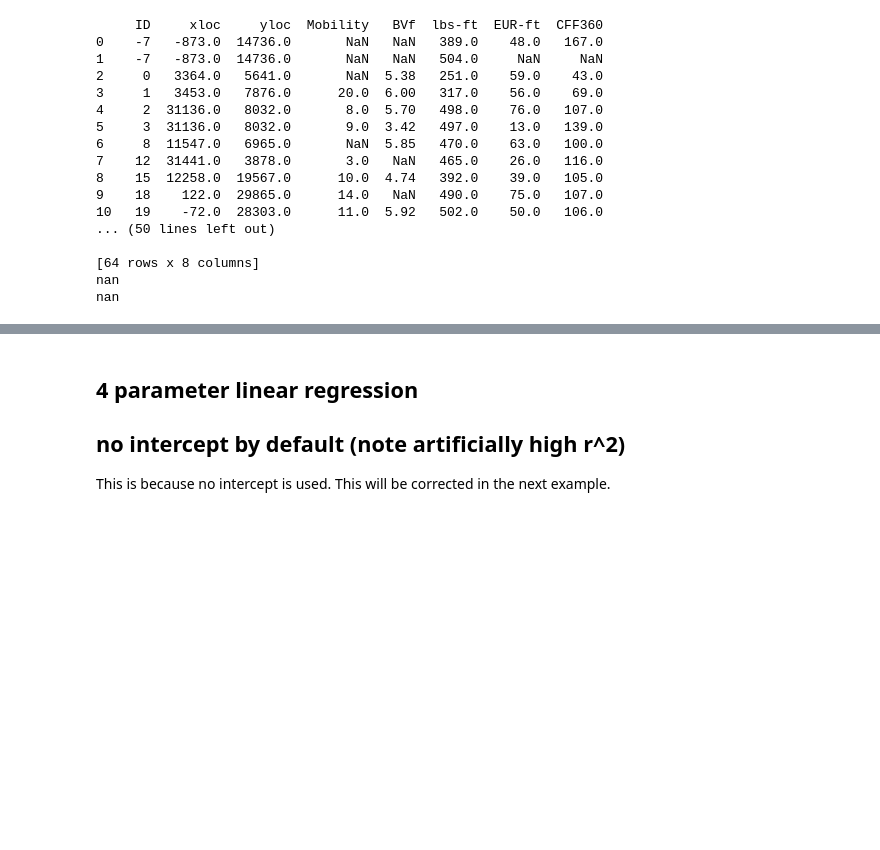
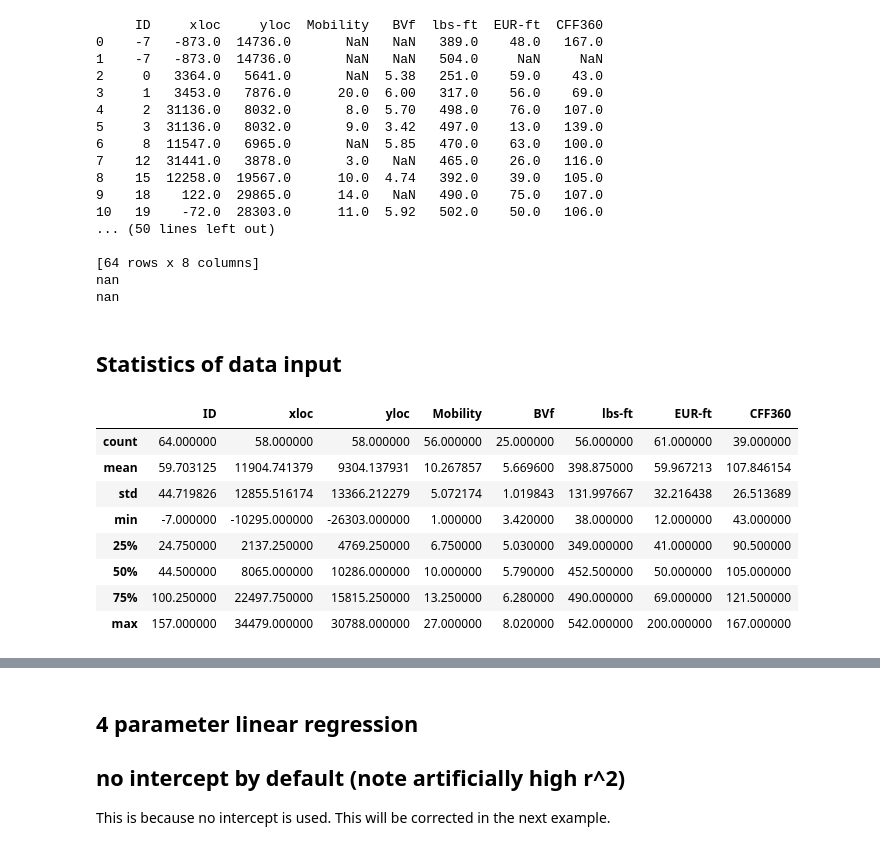
Before and after one commit to Md557/py-datasci, a Jupyter notebook: petroleum well analysis example/petroleum regression, CV, KNN analysis-CFF.ipynb, the cells around one changed output, grey strips where cells are left out. Cells and saved outputs as stored; diff of their text form; code cells hidden in the pictures; blank space fills up the shorter version.

```diff
--- a/petroleum well analysis example/petroleum regression, CV, KNN analysis-CFF.ipynb
+++ b/petroleum well analysis example/petroleum regression, CV, KNN analysis-CFF.ipynb
@@ -95,3 +95,17 @@ print(result.iloc[22,4])
 [64 rows x 8 columns]
 nan
 nan
+# %% [markdown]
+## Statistics of data input
+# %%
+result.describe()
+# %% [output]
+|  | ID | xloc | yloc | Mobility | BVf | lbs-ft | EUR-ft | CFF360 |
+| count | 64.000000 | 58.000000 | 58.000000 | 56.000000 | 25.000000 | 56.000000 | 61.000000 | 39.000000 |
+| mean | 59.703125 | 11904.741379 | 9304.137931 | 10.267857 | 5.669600 | 398.875000 | 59.967213 | 107.846154 |
+| std | 44.719826 | 12855.516174 | 13366.212279 | 5.072174 | 1.019843 | 131.997667 | 32.216438 | 26.513689 |
+| min | -7.000000 | -10295.000000 | -26303.000000 | 1.000000 | 3.420000 | 38.000000 | 12.000000 | 43.000000 |
+| 25% | 24.750000 | 2137.250000 | 4769.250000 | 6.750000 | 5.030000 | 349.000000 | 41.000000 | 90.500000 |
+| 50% | 44.500000 | 8065.000000 | 10286.000000 | 10.000000 | 5.790000 | 452.500000 | 50.000000 | 105.000000 |
+| 75% | 100.250000 | 22497.750000 | 15815.250000 | 13.250000 | 6.280000 | 490.000000 | 69.000000 | 121.500000 |
+| max | 157.000000 | 34479.000000 | 30788.000000 | 27.000000 | 8.020000 | 542.000000 | 200.000000 | 167.000000 |
```
Also changed, not shown: parts of 4 cells of this notebook.
